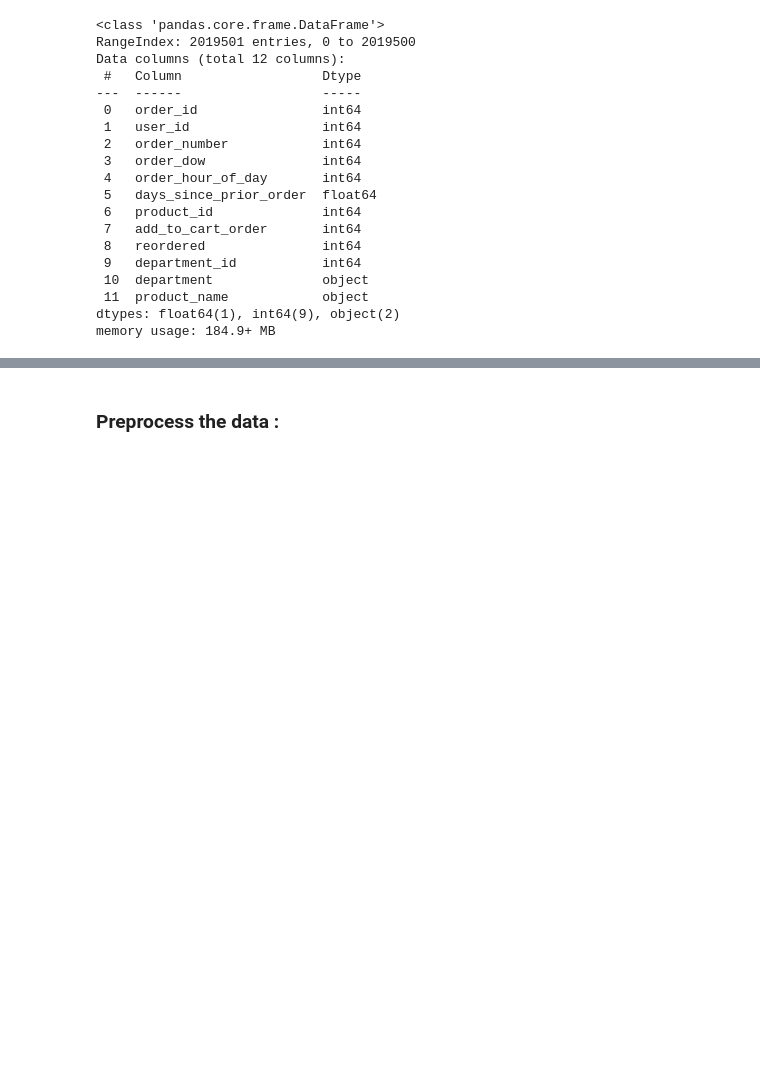
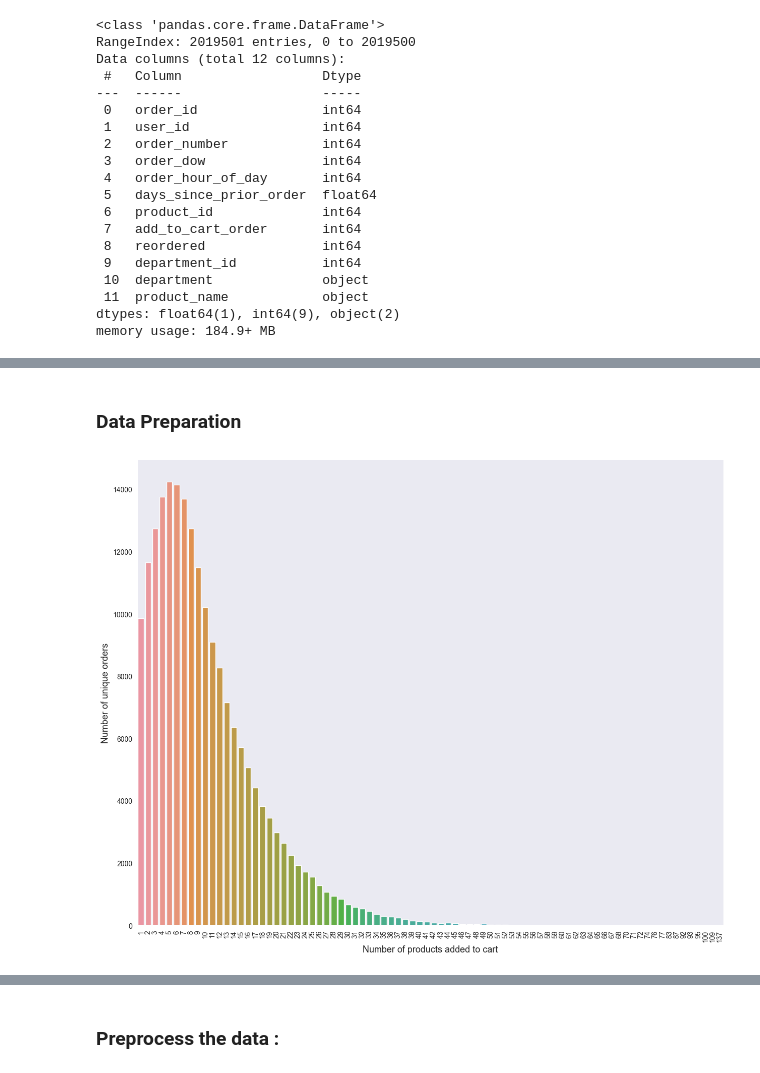
Before and after one commit to Alirezarahhmati/MarketProphet, a Jupyter notebook: MarketProphet.ipynb, the cells around one changed output, grey strips where cells are left out. Saved outputs shown, nothing was run; the diff lists cells and outputs as text; code cells hidden in the pictures; blank space fills up the shorter version.

```diff
--- a/MarketProphet.ipynb
+++ b/MarketProphet.ipynb
@@ -83,0 +81,4 @@ plt.show()
+# %%
+for col in data_frame.columns:
+    if data_frame[col].dtypes  == 'float64':
+        data_frame[col].fillna(-1, inplace=True )
@@ -83,0 +101,4 @@ plt.show()
+# %%
+data_frame['days_since_prior_order'] = data_frame['days_since_prior_order'].astype(np.int64)
+
+data_frame.info()
@@ -83,0 +143,18 @@ plt.show()
+# %% [markdown]
+### Data Preparation
+# %%
+grouped = data_frame.groupby("order_id")["add_to_cart_order"].aggregate("max").reset_index()
+grouped = grouped.add_to_cart_order.value_counts()
+
+sns.set_style('dark')
+f, ax = plt.subplots(figsize=(15, 12))
+plt.xticks(rotation='vertical')
+sns.barplot(x=grouped.index, y=grouped.values)  # Specify x and y explicitly
+
+sns.color_palette("husl", 10)
+
+plt.ylabel('Number of unique orders', fontsize=13)
+plt.xlabel('Number of products added to cart', fontsize=13)
+plt.show()
+# %% [output]
+[figure, added]
```
Also changed, not shown: parts of 22 cells of this notebook.
